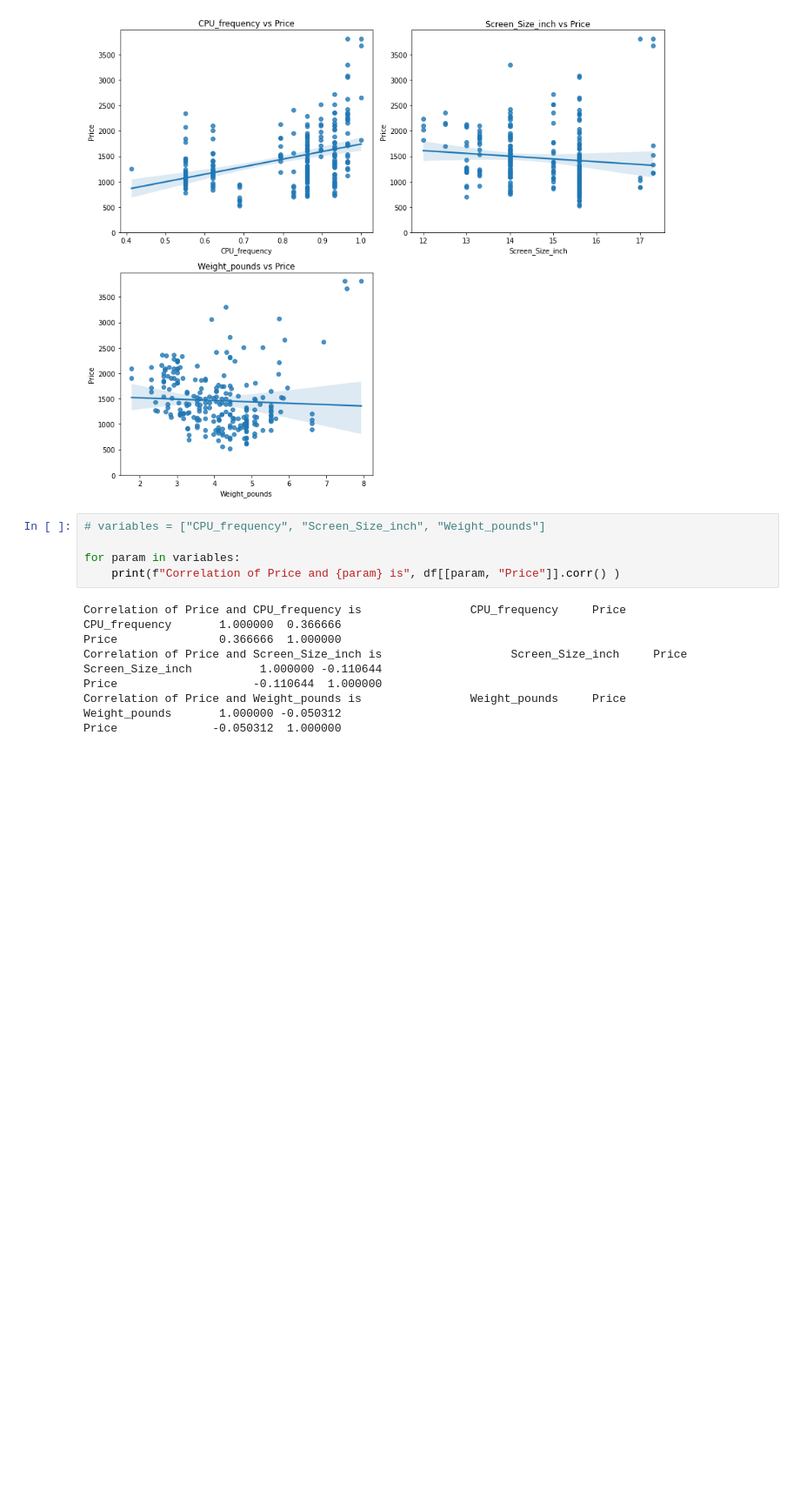
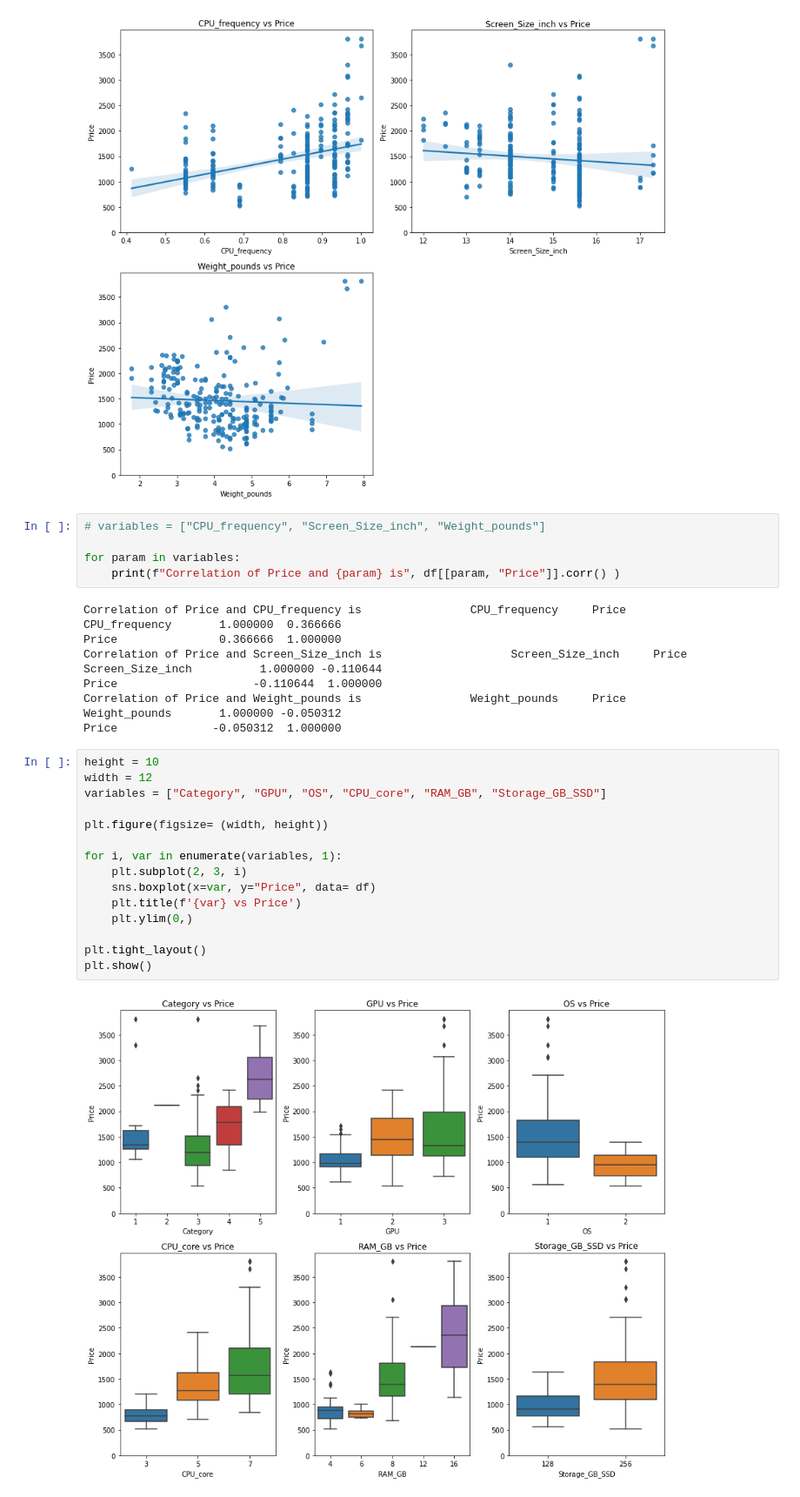
Before and after one commit to Ochwada/IBM-Data-Science, a Jupyter notebook: module7/model_dev/ExploratoryDataAnalysis.ipynb, the cells around one changed output. Shown at 87% size. Cells and saved outputs as stored; diff of their text form; blank space fills up the shorter version.

```diff
--- a/module7/model_dev/ExploratoryDataAnalysis.ipynb
+++ b/module7/model_dev/ExploratoryDataAnalysis.ipynb
@@ -99,3 +99,20 @@ Price                    -0.110644  1.000000
 Correlation of Price and Weight_pounds is                Weight_pounds     Price
 Weight_pounds       1.000000 -0.050312
 Price              -0.050312  1.000000
+# %%
+height = 10
+width = 12
+variables = ["Category", "GPU", "OS", "CPU_core", "RAM_GB", "Storage_GB_SSD"]
+
+plt.figure(figsize= (width, height))
+
+for i, var in enumerate(variables, 1):
+    plt.subplot(2, 3, i)
+    sns.boxplot(x=var, y="Price", data= df)
+    plt.title(f'{var} vs Price')
+    plt.ylim(0,)
+
+plt.tight_layout()
+plt.show()
+# %% [output]
+[figure, added]
```
Also changed, not shown: parts of 9 cells of this notebook.
